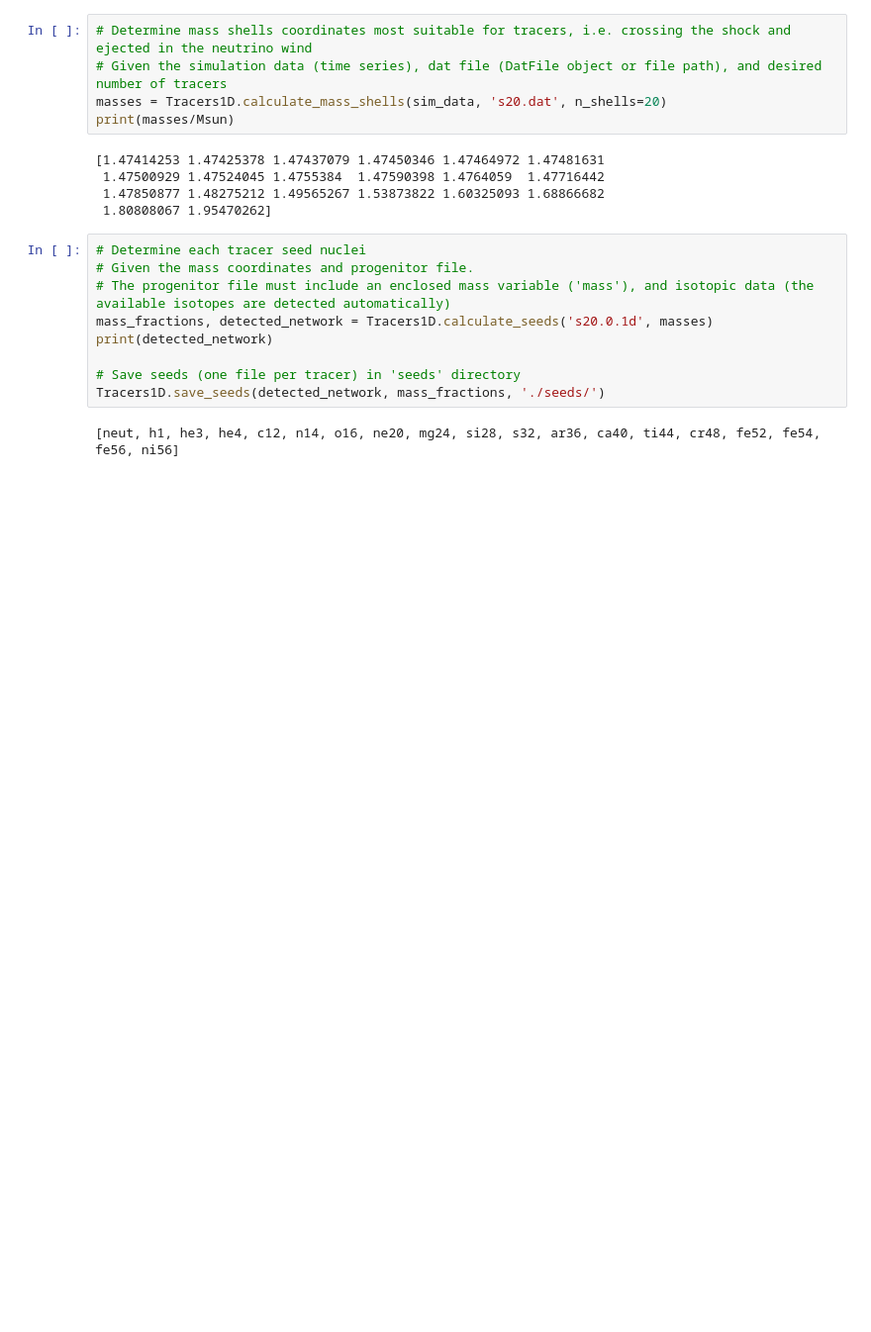
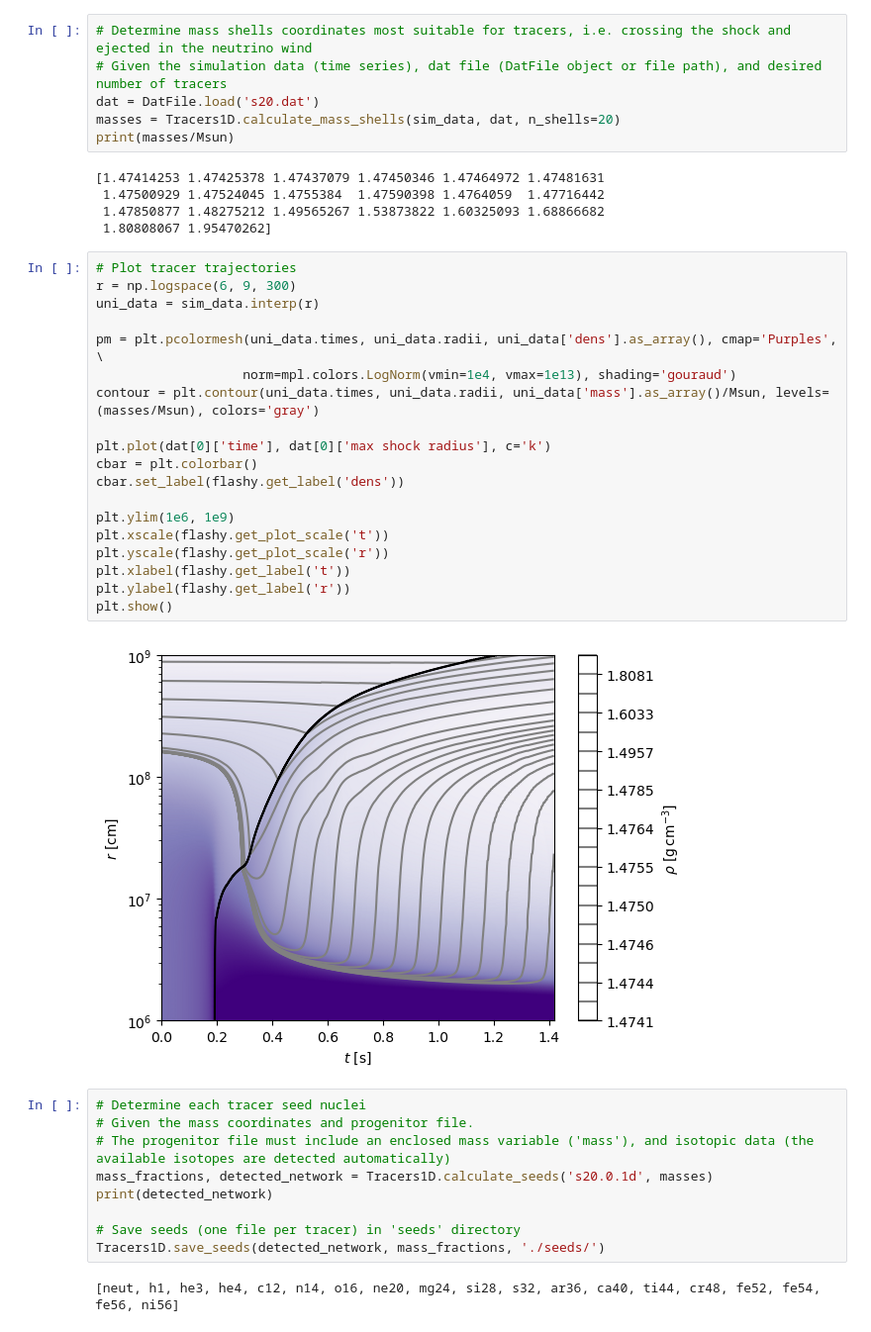
Before and after one commit to gadjalin/flashy, a Jupyter notebook: examples/tracers_1d.ipynb, the cells around one changed output. Shown at 99% size. Cells and saved outputs as stored; diff of their text form; blank space fills up the shorter version.

```diff
--- a/examples/tracers_1d.ipynb
+++ b/examples/tracers_1d.ipynb
@@ -15,13 +16,35 @@ Reading simulation directory ./s20/ with step size 2ms
 # %%
 # Determine mass shells coordinates most suitable for tracers, i.e. crossing the shock and ejected in the neutrino wind
 # Given the simulation data (time series), dat file (DatFile object or file path), and desired number of tracers
-masses = Tracers1D.calculate_mass_shells(sim_data, 's20.dat', n_shells=20)
+dat = DatFile.load('s20.dat')
+masses = Tracers1D.calculate_mass_shells(sim_data, dat, n_shells=20)
 print(masses/Msun)
 # %% [output]
 [1.47414253 1.47425378 1.47437079 1.47450346 1.47464972 1.47481631
  1.47500929 1.47524045 1.4755384  1.47590398 1.4764059  1.47716442
  1.47850877 1.48275212 1.49565267 1.53873822 1.60325093 1.68866682
  1.80808067 1.95470262]
+# %%
+# Plot tracer trajectories
+r = np.logspace(6, 9, 300)
+uni_data = sim_data.interp(r)
+
+pm = plt.pcolormesh(uni_data.times, uni_data.radii, uni_data['dens'].as_array(), cmap='Purples', \
+                   norm=mpl.colors.LogNorm(vmin=1e4, vmax=1e13), shading='gouraud')
+contour = plt.contour(uni_data.times, uni_data.radii, uni_data['mass'].as_array()/Msun, levels=(masses/Msun), colors='gray')
+
+plt.plot(dat[0]['time'], dat[0]['max shock radius'], c='k')
+cbar = plt.colorbar()
+cbar.set_label(flashy.get_label('dens'))
+
+plt.ylim(1e6, 1e9)
+plt.xscale(flashy.get_plot_scale('t'))
+plt.yscale(flashy.get_plot_scale('r'))
+plt.xlabel(flashy.get_label('t'))
+plt.ylabel(flashy.get_label('r'))
+plt.show()
+# %% [output]
+[figure, added]
 # %%
 # Determine each tracer seed nuclei
 # Given the mass coordinates and progenitor file.
```
Also changed, not shown: parts of 1 cell of this notebook.
